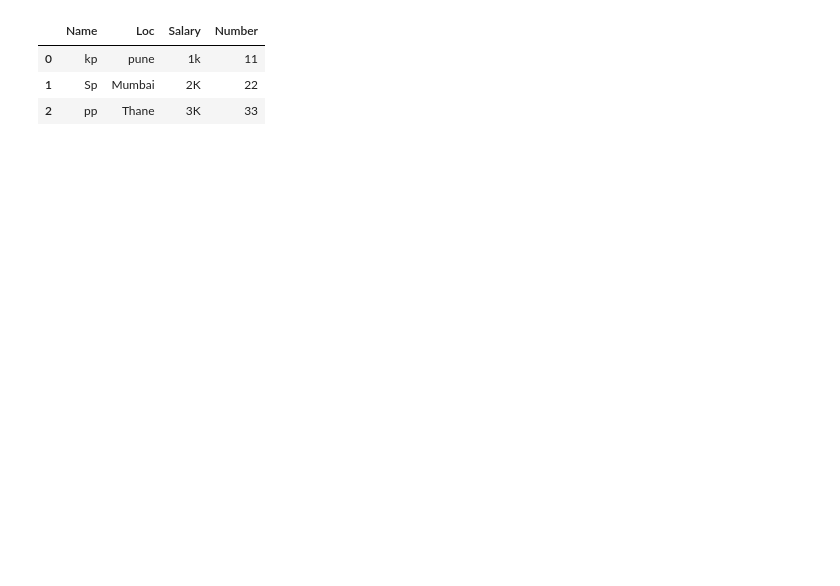
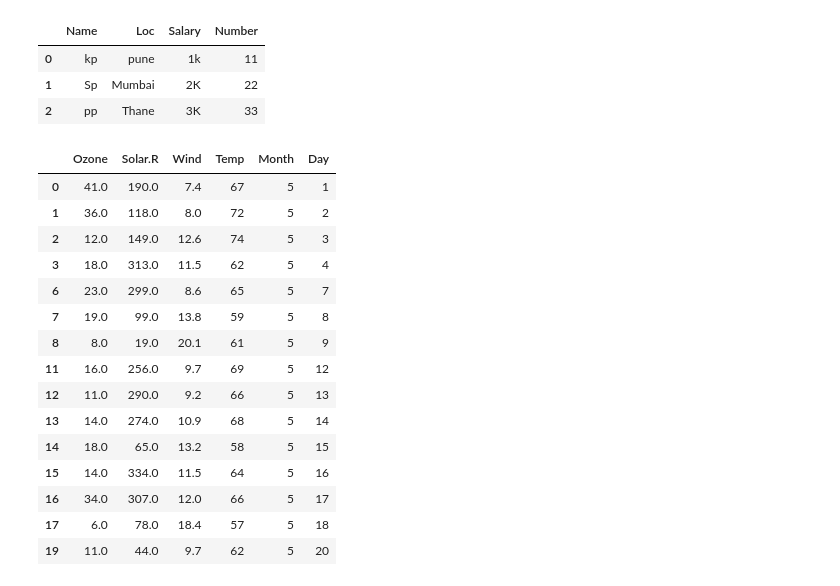
Before and after one commit to kalpesh521/CP, a Jupyter notebook: Python Codes/pandas.ipynb, the cells around one changed output. Cells and saved outputs as stored; diff of their text form; code cells hidden in the pictures; blank space fills up the shorter version.

```diff
--- a/Python Codes/pandas.ipynb
+++ b/Python Codes/pandas.ipynb
@@ -188,3 +186,22 @@ df
 | 0 | kp | pune | 1k | 11 |
 | 1 | Sp | Mumbai | 2K | 22 |
 | 2 | pp | Thane | 3K | 33 |
+# %%
+df1.head(n=15)
+# %% [output]
+|  | Ozone | Solar.R | Wind | Temp | Month | Day |
+| 0 | 41.0 | 190.0 | 7.4 | 67 | 5 | 1 |
+| 1 | 36.0 | 118.0 | 8.0 | 72 | 5 | 2 |
+| 2 | 12.0 | 149.0 | 12.6 | 74 | 5 | 3 |
+| 3 | 18.0 | 313.0 | 11.5 | 62 | 5 | 4 |
+| 6 | 23.0 | 299.0 | 8.6 | 65 | 5 | 7 |
+| 7 | 19.0 | 99.0 | 13.8 | 59 | 5 | 8 |
+| 8 | 8.0 | 19.0 | 20.1 | 61 | 5 | 9 |
+| 11 | 16.0 | 256.0 | 9.7 | 69 | 5 | 12 |
+| 12 | 11.0 | 290.0 | 9.2 | 66 | 5 | 13 |
+| 13 | 14.0 | 274.0 | 10.9 | 68 | 5 | 14 |
+| 14 | 18.0 | 65.0 | 13.2 | 58 | 5 | 15 |
+| 15 | 14.0 | 334.0 | 11.5 | 64 | 5 | 16 |
+| 16 | 34.0 | 307.0 | 12.0 | 66 | 5 | 17 |
+| 17 | 6.0 | 78.0 | 18.4 | 57 | 5 | 18 |
+| 19 | 11.0 | 44.0 | 9.7 | 62 | 5 | 20 |
```
Also changed, not shown: parts of 2 cells of this notebook.
